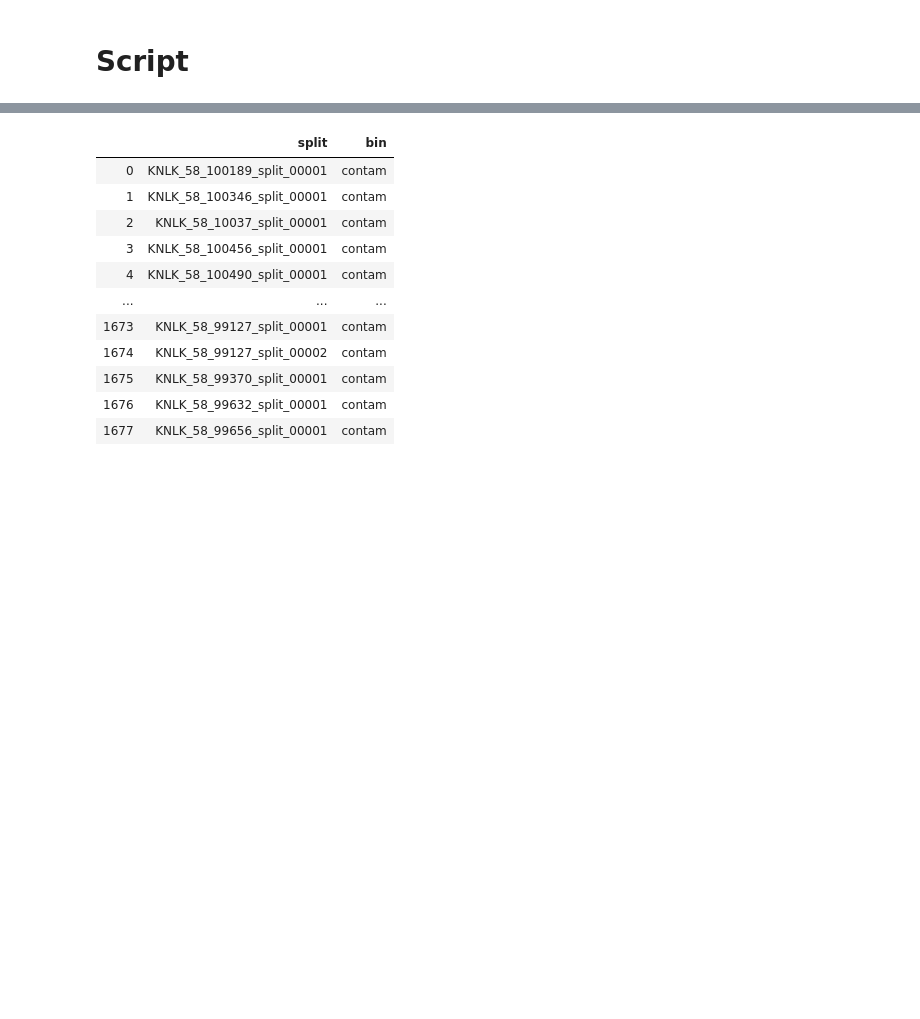
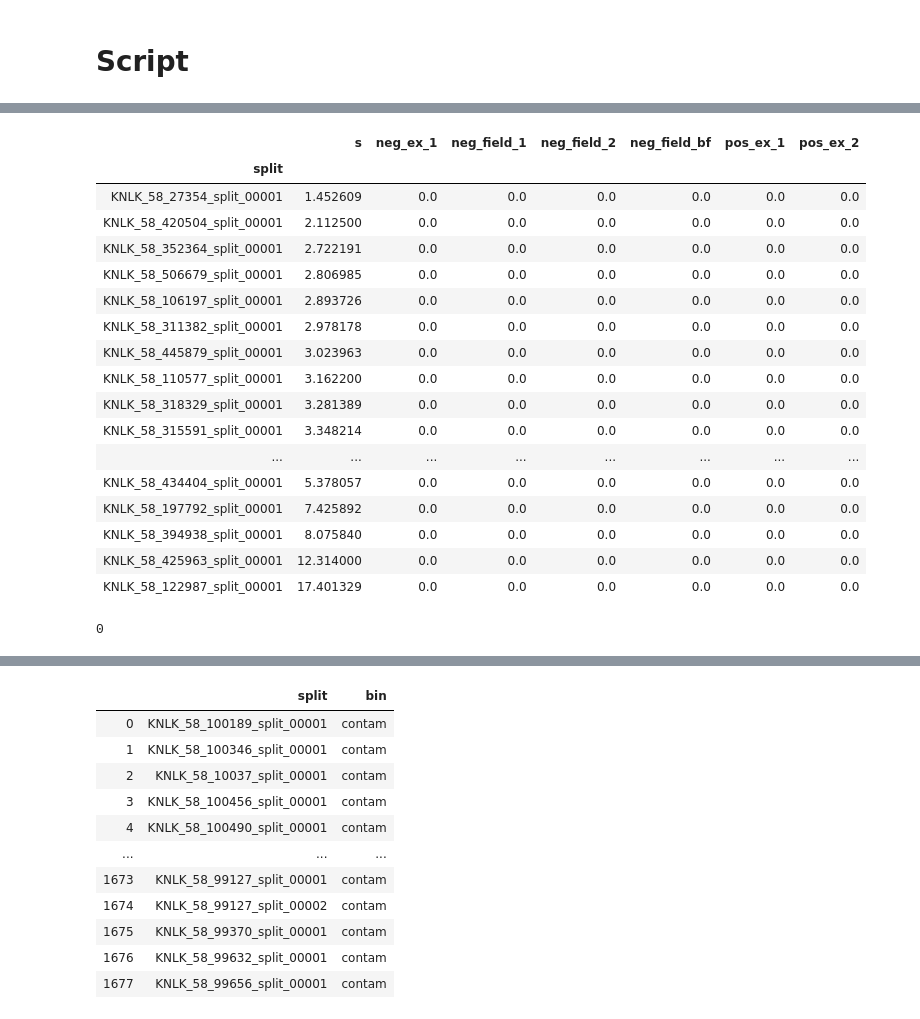
Before and after one commit to rosekantor/awtp2, a Jupyter notebook: metagenomics_contaminant_removal_py.ipynb, the cells around one changed output, grey strips where cells are left out. Drawn from its saved outputs; the diff is of its cells as text; code cells hidden in the pictures; blank space fills up the shorter version.

```diff
--- a/metagenomics_contaminant_removal_py.ipynb
+++ b/metagenomics_contaminant_removal_py.ipynb
@@ -76,4 +77,0 @@ iscontam = score_contigs(cov_means, cov_stds)
-# %%
-# collect only scaffolds that are possible contam by excluding any row that contains all 'noncontam'
-possible_contams = iscontam[~((iscontam == 'noncontam').all(axis = 'columns'))]
-possible_contams.to_csv('~/data/awtp2_metagenomics/KNLK_58_contaminants/contam/KNLK_58_contam_scores.txt', sep='\t')
@@ -79,0 +138,3 @@ possible_contams.to_csv('~/data/awtp2_metagenomics/KNLK_58_contaminants/contam/K
+# %%
+possible_contams_contigs = possible_contams.index.to_list()
+len(possible_contams_contigs)
@@ -79,0 +280,32 @@ possible_contams.to_csv('~/data/awtp2_metagenomics/KNLK_58_contaminants/contam/K
+# %%
+all_contigs = tax.index
+lysobacter_contigs = tax[tax.genus=='Lysobacter'].index
+asaccharospora_contigs = tax[tax.genus=='Asaccharospora'].index
+# %%
+# which Lysobacter contigs were missed by the decontamination? 22. All of them had 0x coverage in controls.
+missed_lysobacter = list(set(lysobacter_contigs) - set(possible_contams_contigs))
+cov_means[cov_means.index.isin(missed_lysobacter)].sort_values('s')
+# %% [output]
+|  | s | neg_ex_1 | neg_field_1 | neg_field_2 | neg_field_bf | pos_ex_1 | pos_ex_2 |
+| split |  |  |  |  |  |  |  |
+| KNLK_58_27354_split_00001 | 1.452609 | 0.0 | 0.0 | 0.0 | 0.0 | 0.0 | 0.0 |
+| KNLK_58_420504_split_00001 | 2.112500 | 0.0 | 0.0 | 0.0 | 0.0 | 0.0 | 0.0 |
+| KNLK_58_352364_split_00001 | 2.722191 | 0.0 | 0.0 | 0.0 | 0.0 | 0.0 | 0.0 |
+| KNLK_58_506679_split_00001 | 2.806985 | 0.0 | 0.0 | 0.0 | 0.0 | 0.0 | 0.0 |
+| KNLK_58_106197_split_00001 | 2.893726 | 0.0 | 0.0 | 0.0 | 0.0 | 0.0 | 0.0 |
+| KNLK_58_311382_split_00001 | 2.978178 | 0.0 | 0.0 | 0.0 | 0.0 | 0.0 | 0.0 |
+| KNLK_58_445879_split_00001 | 3.023963 | 0.0 | 0.0 | 0.0 | 0.0 | 0.0 | 0.0 |
+| KNLK_58_110577_split_00001 | 3.162200 | 0.0 | 0.0 | 0.0 | 0.0 | 0.0 | 0.0 |
+| KNLK_58_318329_split_00001 | 3.281389 | 0.0 | 0.0 | 0.0 | 0.0 | 0.0 | 0.0 |
+| KNLK_58_315591_split_00001 | 3.348214 | 0.0 | 0.0 | 0.0 | 0.0 | 0.0 | 0.0 |
+| ... | ... | ... | ... | ... | ... | ... | ... |
+| KNLK_58_434404_split_00001 | 5.378057 | 0.0 | 0.0 | 0.0 | 0.0 | 0.0 | 0.0 |
+| KNLK_58_197792_split_00001 | 7.425892 | 0.0 | 0.0 | 0.0 | 0.0 | 0.0 | 0.0 |
+| KNLK_58_394938_split_00001 | 8.075840 | 0.0 | 0.0 | 0.0 | 0.0 | 0.0 | 0.0 |
+| KNLK_58_425963_split_00001 | 12.314000 | 0.0 | 0.0 | 0.0 | 0.0 | 0.0 | 0.0 |
+| KNLK_58_122987_split_00001 | 17.401329 | 0.0 | 0.0 | 0.0 | 0.0 | 0.0 | 0.0 |
+# %%
+# which Asaccharospora contigs were missed by the decontamination? None!
+len(set(asaccharospora_contigs) - set(possible_contams_contigs))
+# %% [output]
+0
```
Also changed, not shown: parts of 29 cells of this notebook.
